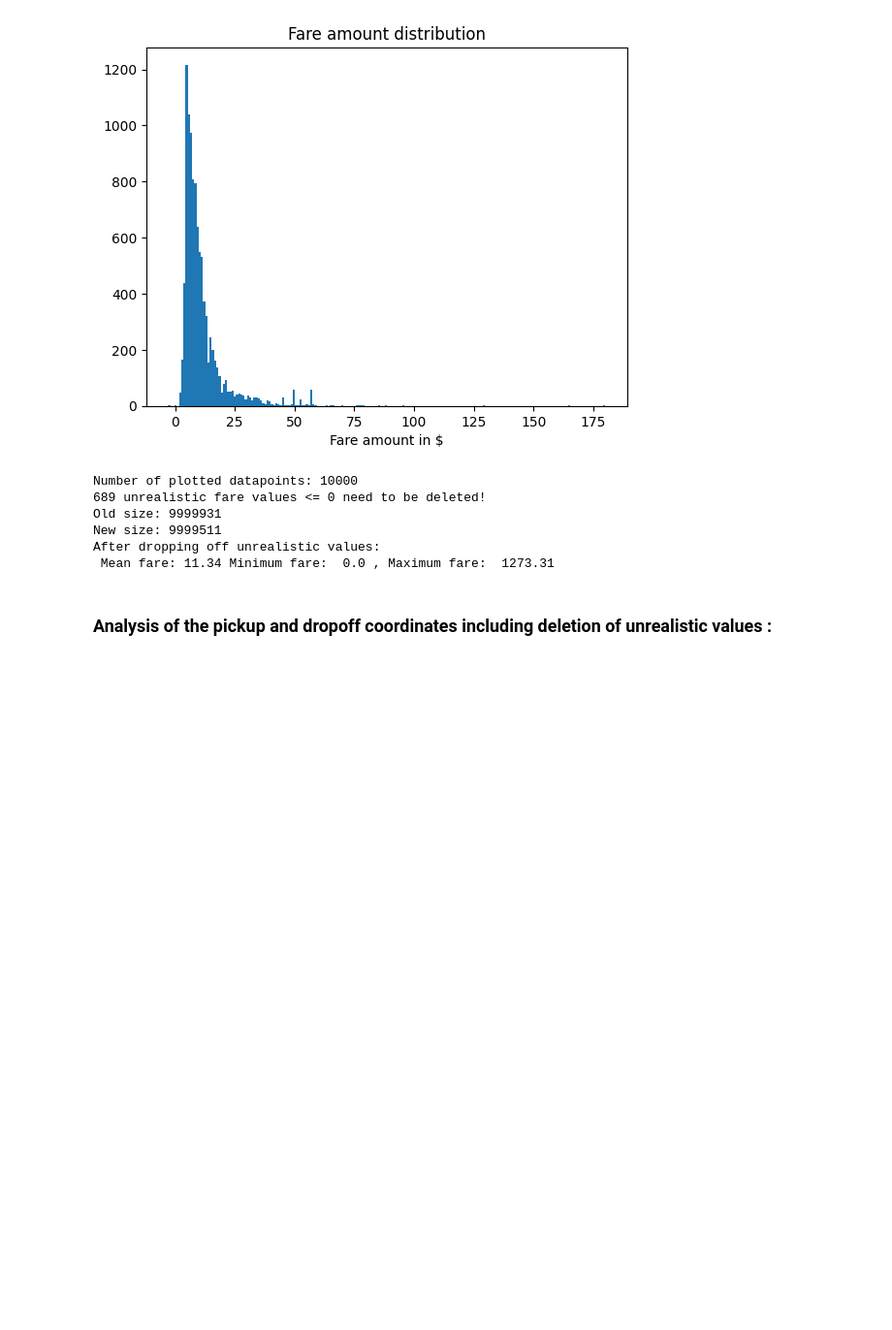
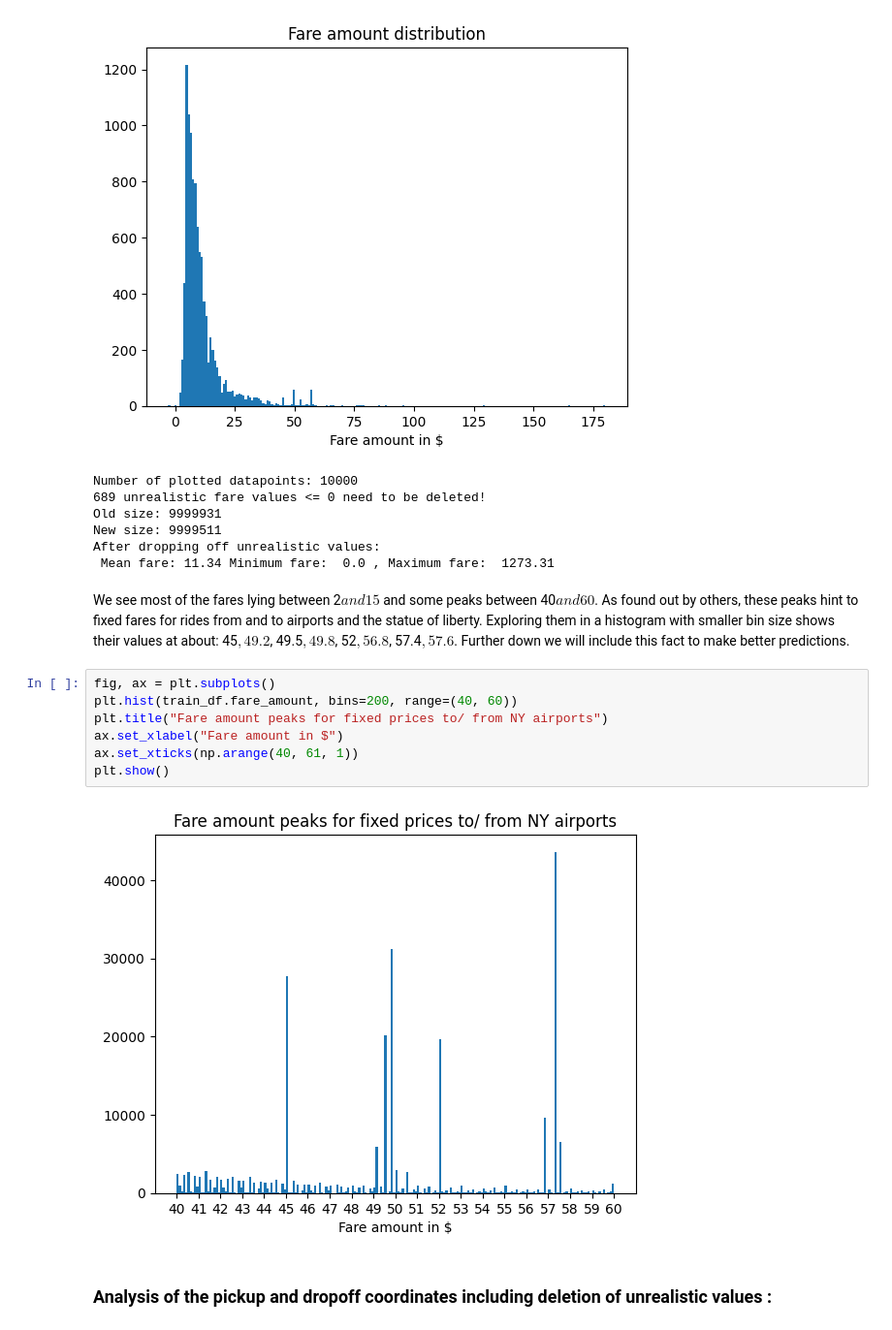
Before and after one commit to Lucscom/MLA_Kaggle_NY_Taxi, a Jupyter notebook: nyc-taxi-fare-starter-kernel-simple-linear-model.ipynb, the cells around one changed output. Shown: that part at 97% size. Saved outputs shown, nothing was run; the diff lists cells and outputs as text; blank space fills up the shorter version.

```diff
--- a/nyc-taxi-fare-starter-kernel-simple-linear-model.ipynb
+++ b/nyc-taxi-fare-starter-kernel-simple-linear-model.ipynb
@@ -105,6 +105,18 @@ Old size: 9999931
 New size: 9999511
 After dropping off unrealistic values:
  Mean fare: 11.34 Minimum fare:  0.0 , Maximum fare:  1273.31
+# %% [markdown]
+We see most of the fares lying between 2$ and 15$ and some peaks between 40$ and 60$. As found out by others, these peaks hint to fixed fares for rides from and to airports and the statue of liberty. Exploring them in a histogram with smaller bin size shows their values at about: 45$, 49.2$, 49.5$, 49.8$, 52$, 56.8$, 57.4$, 57.6$.
+Further down we will include this fact to make better predictions.
+# %%
+fig, ax = plt.subplots()
+plt.hist(train_df.fare_amount, bins=200, range=(40, 60))
+plt.title("Fare amount peaks for fixed prices to/ from NY airports")
+ax.set_xlabel("Fare amount in $")
+ax.set_xticks(np.arange(40, 61, 1))
+plt.show()
+# %% [output]
+[figure, added]
 # %% [markdown]
 ### Analysis of the pickup and dropoff coordinates including deletion of unrealistic values :
 # %%
```
Also changed, not shown: parts of 13 cells of this notebook.
